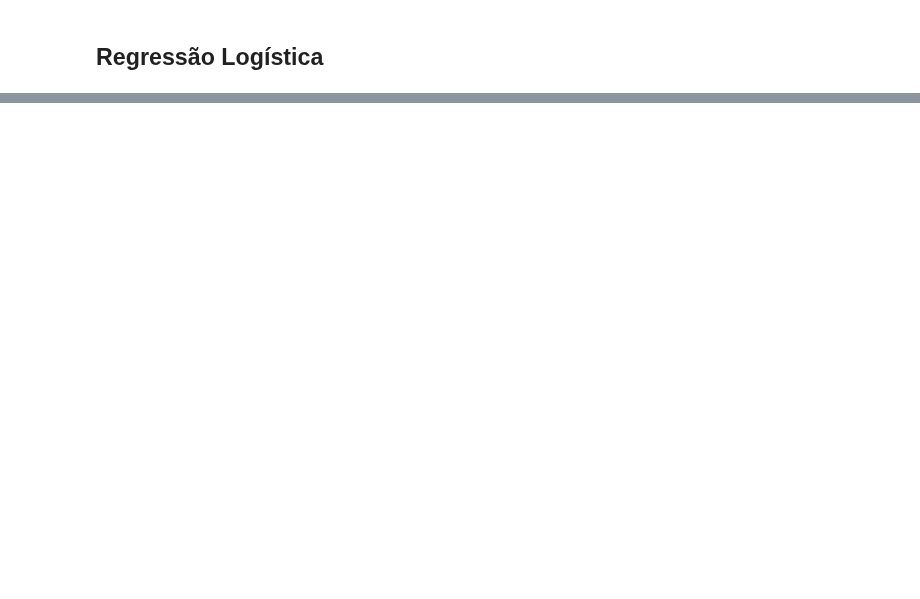
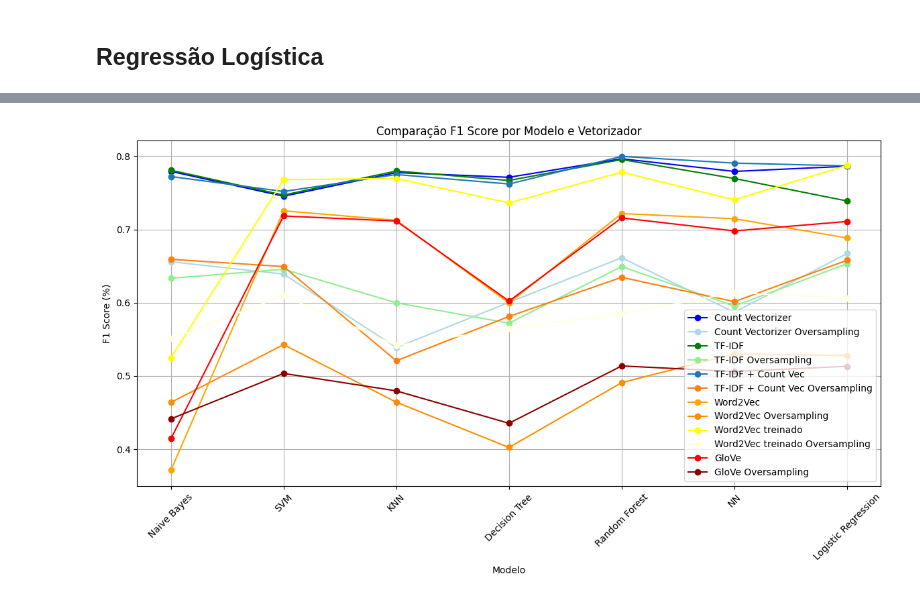
Before and after one commit to reberapower1/PLN-Project, a Jupyter notebook: code_meta2_novo.ipynb, the cells around one changed output, grey strips where cells are left out. Cells and saved outputs as stored; diff of their text form; code cells hidden in the pictures; blank space fills up the shorter version.

```diff
--- a/code_meta2_novo.ipynb
+++ b/code_meta2_novo.ipynb
@@ -456,7 +413,7 @@ def carregar_word2vec():
 
     vocab_path = hf_hub_download(repo_id="nilc-nlp/word2vec-skip-gram-300d",
                                  filename="vocab.txt")
-    with open(vocab_path) as f:
+    with open(vocab_path, encoding='utf-8') as f:
         vocab = [w.strip() for w in f]
 
     print(vectors.shape)
@@ -1833,10 +1924,10 @@ print(metrics.confusion_matrix(y_test_oversampling, word2vec_predicted_NN_over))
 # %%
 #word2vec treinado com os nossos dados
-word2vec_trained_predicted_NN= neural_network(X_train_w2v_trained, y_train, X_val_w2v_trained, y_val, X_test_w2v_trained, n_trials=30)
+word2vec_trained_predicted_NN= neural_network(X_train_w2v_trained, y_train, X_val_w2v_trained, y_val, X_test_w2v_trained)
 print(metrics.classification_report(y_test, word2vec_trained_predicted_NN))
 print(metrics.confusion_matrix(y_test, word2vec_trained_predicted_NN))
 
 print("oversampling")
-word2vec_trained_predicted_NN_over= neural_network(X_train_over_w2v_trained, y_train_oversampling, X_val_over_w2v_trained, y_val_oversampling,X_test_over_w2v_trained, n_trials=30)
+word2vec_trained_predicted_NN_over= neural_network(X_train_over_w2v_trained, y_train_oversampling, X_val_over_w2v_trained, y_val_oversampling,X_test_over_w2v_trained)
 print(metrics.classification_report(y_test_oversampling, word2vec_trained_predicted_NN_over))
 print(metrics.confusion_matrix(y_test_oversampling, word2vec_trained_predicted_NN_over))
@@ -2037,0 +2425,46 @@ print(metrics.confusion_matrix(y_test_oversampling, glove_predicted_LR_over))
+# %%
+### LOGISTIC REGRESSION
+resultados["Count Vectorizer"]["Logistic Regression"] = avaliar_modelo(count_vec_predicted_LR, y_test)
+resultados["Count Vectorizer Oversampling"]["Logistic Regression"] = avaliar_modelo(count_vec_predicted_LR_over, y_test_oversampling)
+resultados["TF-IDF"]["Logistic Regression"] = avaliar_modelo(tfidf_vec_predicted_LR, y_test)
+resultados["TF-IDF Oversampling"]["Logistic Regression"] = avaliar_modelo(tfidf_vec_predicted_LR_over, y_test_oversampling)
+resultados["TF-IDF + Count Vec"]["Logistic Regression"] = avaliar_modelo(freq_predicted_LR, y_test)
+resultados["TF-IDF + Count Vec Oversampling"]["Logistic Regression"] = avaliar_modelo(freq_predicted_LR_over, y_test_oversampling)
+resultados["Word2Vec"]["Logistic Regression"] = avaliar_modelo(word2vec_predicted_LR, y_test)
+resultados["Word2Vec Oversampling"]["Logistic Regression"] = avaliar_modelo(word2vec_predicted_LR_over, y_test_oversampling)
+resultados["Word2Vec treinado"]["Logistic Regression"] = avaliar_modelo(word2vec_trained_predicted_LR, y_test)
+resultados["Word2Vec treinado Oversampling"]["Logistic Regression"] = avaliar_modelo(word2vec_trained_predicted_LR_over, y_test_oversampling)
+resultados["GloVe"]["Logistic Regression"] = avaliar_modelo(glove_predicted_LR, y_test)
+resultados["GloVe Oversampling"]["Logistic Regression"] = avaliar_modelo(glove_predicted_LR_over, y_test_oversampling)
+# %%
+modelos = ["Naive Bayes", "SVM", "KNN", "Decision Tree", "Random Forest", "NN", "Logistic Regression"]
+cores = {
+    "Count Vectorizer": "blue",
+    "Count Vectorizer Oversampling": "lightblue",
+    "TF-IDF": "green",
+    "TF-IDF Oversampling": "lightgreen",
+    "Word2Vec": "orange",
+    "Word2Vec Oversampling": "darkorange",
+    "Word2Vec treinado": "yellow",
+    "Word2Vec treinado Oversampling": "lightyellow",
+    "GloVe": "red",
+    "GloVe Oversampling": "darkred",
+}
+plt.figure(figsize=(12, 7))
+for vetor_name, scores_dict in resultados.items():
+    f1_scores = []
+    for modelo in modelos:
+        f1_scores.append(scores_dict.get(modelo, np.nan))
+    cor = cores.get(vetor_name, None)
+    plt.plot(modelos, f1_scores, marker='o', label=vetor_name, color=cor)
+
+plt.title("Comparação F1 Score por Modelo e Vetorizador")
+plt.xlabel("Modelo")
+plt.ylabel("F1 Score (%)")
+plt.xticks(rotation=45)
+plt.grid(True)
+plt.legend()
+plt.tight_layout()
+plt.show()
+# %% [output]
+[figure, added]
```
Also changed, not shown: parts of 55 cells of this notebook.
